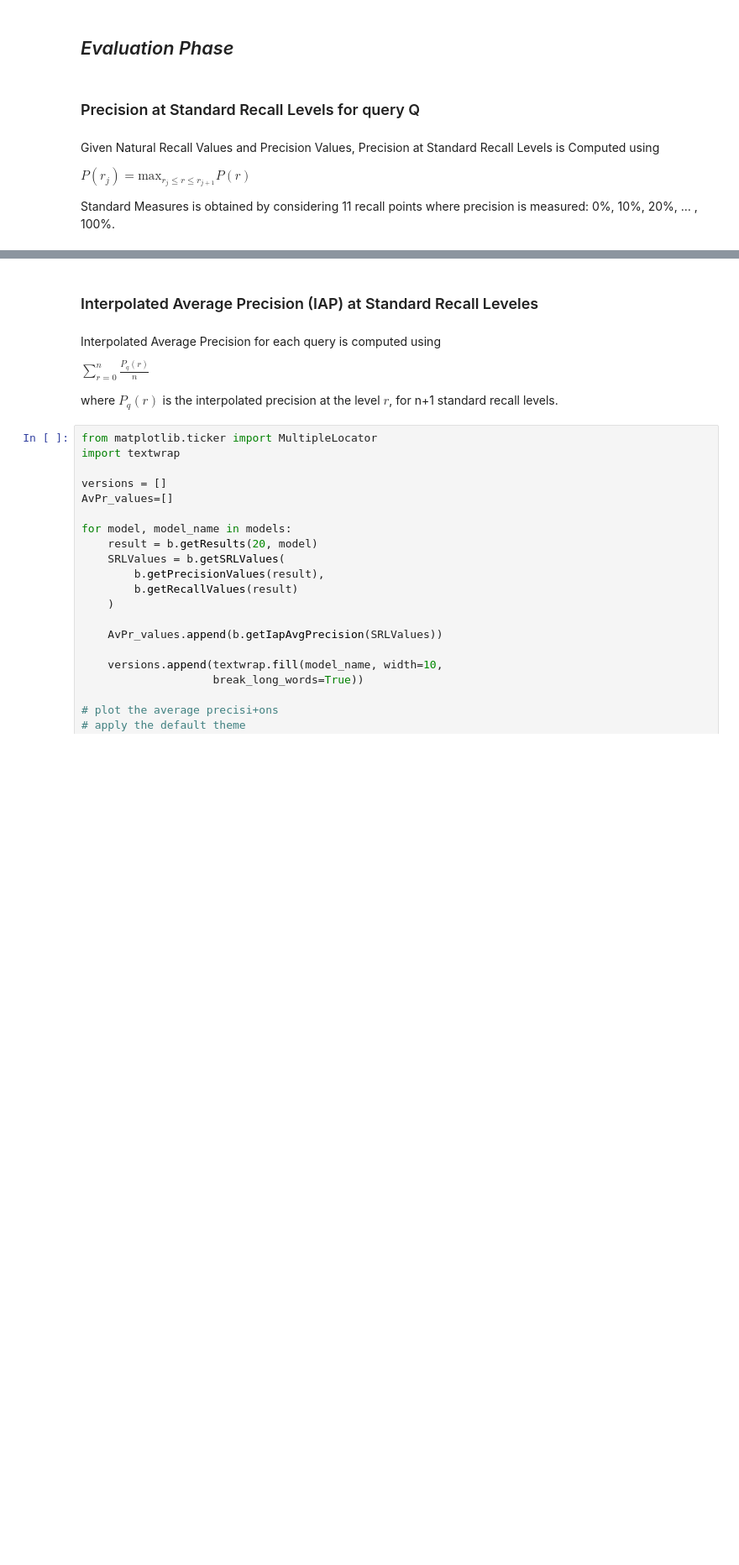
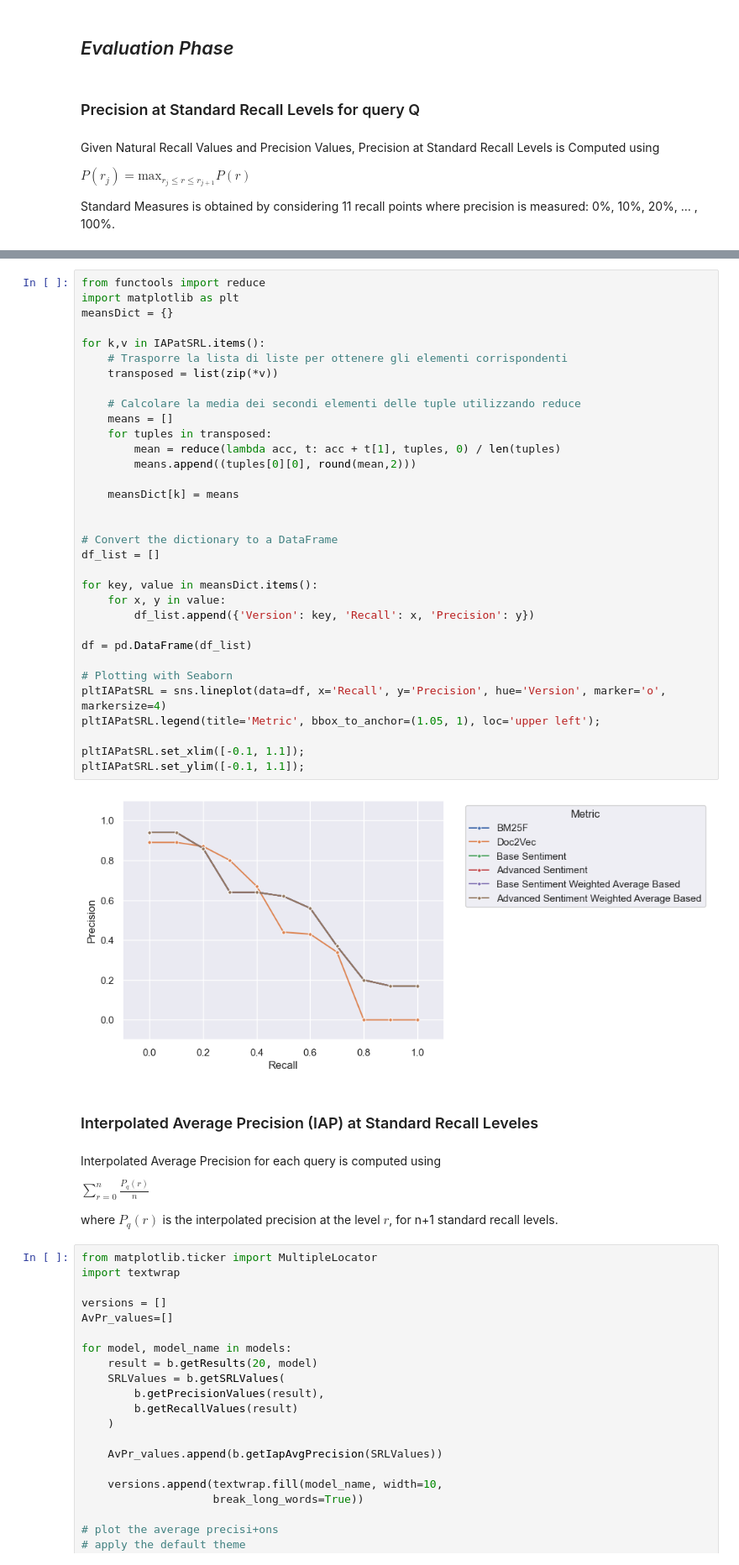
Before and after one commit to albertonuzzaci/ProgettoGestione, a Jupyter notebook: benchmarks.ipynb, the cells around one changed output, grey strips where cells are left out. Shown at 84% size. Drawn from its saved outputs; the diff is of its cells as text; blank space fills up the shorter version.

```diff
--- a/benchmarks.ipynb
+++ b/benchmarks.ipynb
@@ -132,3 +149,38 @@ pltP.set_ylim([-0.1, 1.1]);
+# %%
+from functools import reduce
+import matplotlib as plt
+meansDict = {}
+
+for k,v in IAPatSRL.items():
+    # Trasporre la lista di liste per ottenere gli elementi corrispondenti
+    transposed = list(zip(*v))
+
+    # Calcolare la media dei secondi elementi delle tuple utilizzando reduce
+    means = []
+    for tuples in transposed:
+        mean = reduce(lambda acc, t: acc + t[1], tuples, 0) / len(tuples)
+        means.append((tuples[0][0], round(mean,2)))
+
+    meansDict[k] = means
+
+
+# Convert the dictionary to a DataFrame
+df_list = []
+
+for key, value in meansDict.items():
+    for x, y in value:
+        df_list.append({'Version': key, 'Recall': x, 'Precision': y})
+
+df = pd.DataFrame(df_list)
+
+# Plotting with Seaborn
+pltIAPatSRL = sns.lineplot(data=df, x='Recall', y='Precision', hue='Version', marker='o', markersize=4)
+pltIAPatSRL.legend(title='Metric', bbox_to_anchor=(1.05, 1), loc='upper left');
+
+pltIAPatSRL.set_xlim([-0.1, 1.1]);
+pltIAPatSRL.set_ylim([-0.1, 1.1]);
+# %% [output]
+[figure, added]
 # %% [markdown]
 ### Interpolated Average Precision (IAP) at Standard Recall Leveles
 # %% [markdown]
```
Also changed, not shown: parts of 11 cells of this notebook, 30 other files.
